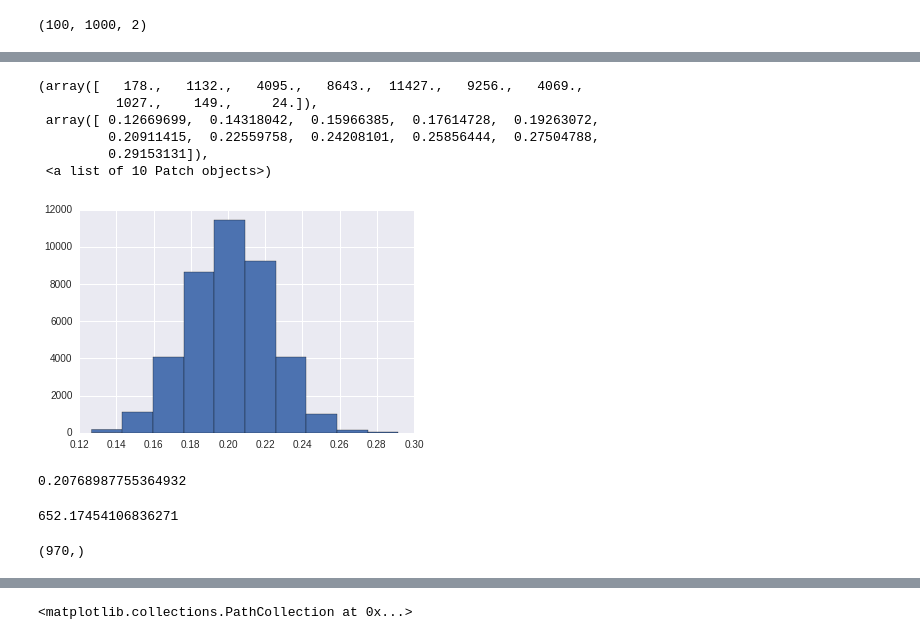
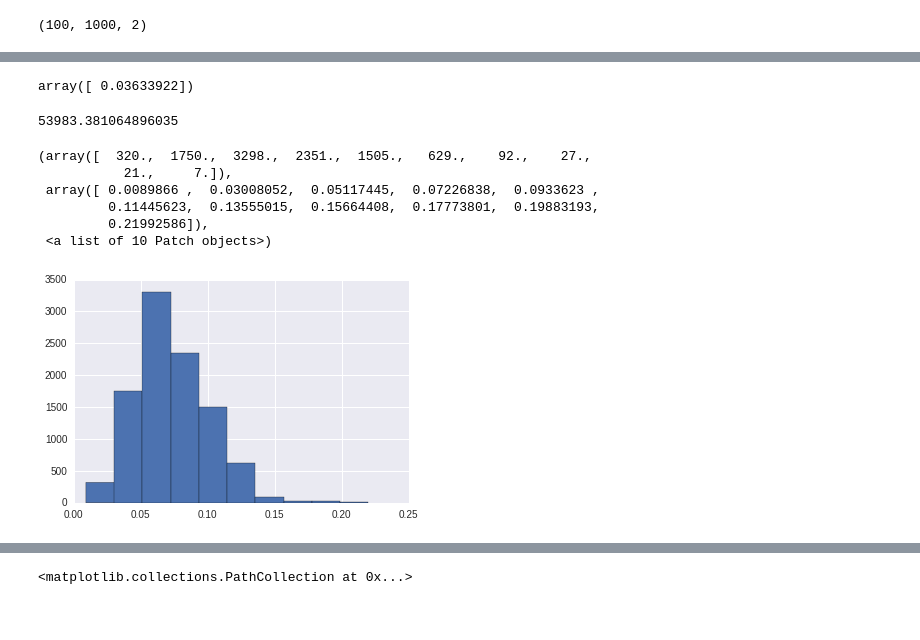
Before and after one commit to saint-germain/anisotropias, a Jupyter notebook: erroranalysis.ipynb, the cells around one changed output, grey strips where cells are left out. Drawn from its saved outputs; the diff is of its cells as text; code cells hidden in the pictures.

```diff
--- a/erroranalysis.ipynb
+++ b/erroranalysis.ipynb
@@ -273,6 +275,25 @@ plt.plot(xl, m_ls*xl+b_ls, color="k", lw=2, alpha=0.8)
 0.194389612048 0.0227160657364
 [<matplotlib.lines.Line2D at 0x...>]
 [figure]
+# %%
+def lnlike(theta, x, y):
+    m ,b = theta
+    model = m * x +b
+    inv_sigma2 = 1.0/((y)**2)
+    return -0.5*(np.sum((y-model)**2*inv_sigma2 - np.log(2*np.pi*inv_sigma2)))
+def lnprior(theta):
+    m, b = theta
+    if 0 < m < 1 and -5 < b < 5:
+        return 0.0
+    return -np.inf
+def lnprob(theta, x, y):
+    lp = lnprior(theta)
+    if not np.isfinite(lp):
+        return -np.inf
+    return lp + lnlike(theta, x, y)
+# %%
+x=errlist[(errlist[:,0]!=0)][:,0][filter]
+y=errlist[(errlist[:,0]!=0)][:,2][filter]
 # %%
 A = np.vstack((np.ones_like(x), x)).T
 C = np.diag(y * y)
@@ -315,0 +343,8 @@ fig = corner.corner(samples, labels=["$m$", "$b$"],
+# %%
+plt.figure(figsize=(20,15))
+AAA=samples[np.random.randint(len(samples), size=len(x))]
+BBB=samples[np.random.randint(len(samples), size=len(x))]
+y_sim=AAA[:,0]*x+AAA[:,1]
+plt.scatter(x,y)
+plt.scatter(x,y_sim,c='r')
+plt.scatter(x,errlist[(errlist[:,0]!=0)][:,6],c='k')
@@ -316,22 +354,32 @@ fig = corner.corner(samples, labels=["$m$", "$b$"],
+# %%
+listaksst=[]
+listakspv=[]
+y_ml=m_ml*x+b_ml
+rvs1 = (y)
+for i in range(1):
+    AAA=samples[np.random.randint(len(samples), size=len(x))]
+    BBB=samples[np.random.randint(len(samples), size=len(x))]
+    y_sim=AAA[:,0]*x+AAA[:,1]
+    rvs3 = (y_sim)
+    listaksst.append(stats.ks_2samp(rvs1, rvs3)[0])
+    listakspv.append(stats.ks_2samp(rvs1, rvs3)[1])
+listaksst=np.asarray(listaksst)
+listakspv=np.asarray(listakspv)
+# %%
+listakspv
+# %% [output]
+array([ 0.03633922])
+# %%
+-2*(np.log(listakspv)).sum()
+# %% [output]
+53983.381064896035
 # %%
-plt.hist(samples[:,0])
+plt.hist(listakspv)
 # %% [output]
-(array([   178.,   1132.,   4095.,   8643.,  11427.,   9256.,   4069.,
-          1027.,    149.,     24.]),
- array([ 0.12669699,  0.14318042,  0.15966385,  0.17614728,  0.19263072,
-         0.20911415,  0.22559758,  0.24208101,  0.25856444,  0.27504788,
-         0.29153131]),
+(array([  320.,  1750.,  3298.,  2351.,  1505.,   629.,    92.,    27.,
+           21.,     7.]),
+ array([ 0.0089866 ,  0.03008052,  0.05117445,  0.07226838,  0.0933623 ,
+         0.11445623,  0.13555015,  0.15664408,  0.17773801,  0.19883193,
+         0.21992586]),
  <a list of 10 Patch objects>)
-[figure, old version]
+[figure, new version]
-# %%
-np.percentile(samples[:,0], 50)
-# %% [output]
-0.20768987755364932
-# %%
-1./((np.percentile(samples[:,0], 50)-np.percentile(samples[:,0], 16))/np.percentile(samples[:,0], 50))
-# %% [output]
-652.17454106836271
-# %%
-x.shape
-# %% [output]
-(970,)
```
Also changed, not shown: parts of 59 cells of this notebook.
